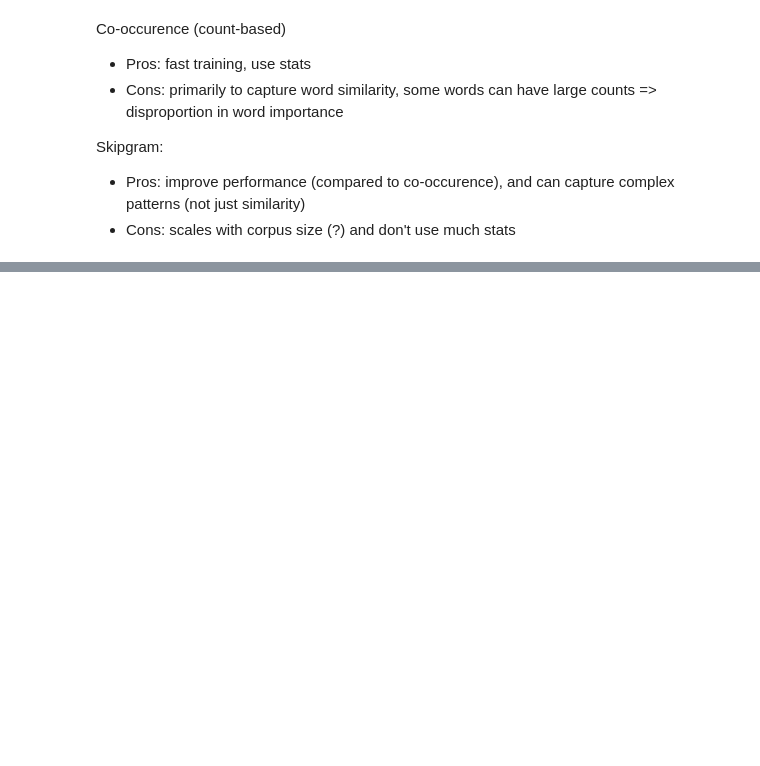
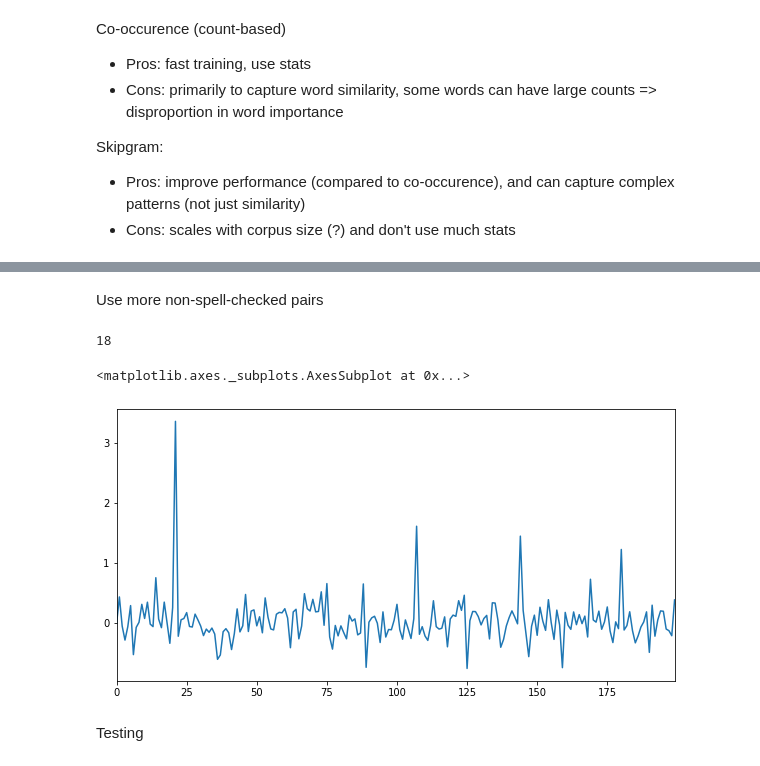
Before and after one commit to anhquan0412/nlp_practice, a Jupyter notebook: s1/exploring_word_vectors.ipynb, the cells around one changed output, grey strips where cells are left out. Cells and saved outputs as stored; diff of their text form; code cells hidden in the pictures; blank space fills up the shorter version.

```diff
--- a/s1/exploring_word_vectors.ipynb
+++ b/s1/exploring_word_vectors.ipynb
@@ -906,0 +1021,23 @@ Skipgram:
+# %% [markdown]
+Use more non-spell-checked pairs
+# %%
+corr_pairs = [('because','becuase'),('already','aleady'),('believe','beleive'),('definitely','definately'),
+              ('continuous','continuos'),('analysts','analaysts'),('adding','addding'),
+              ('acknowledged','ackowledged'),('insisted','inisted'),('nonetheless','nonethless'),('added','aded'),
+              ('although','athough'),('thursday','thursay'),('tuesday','tuedsay'),('cannot','cannnot'),
+              ('should','shoud'),('necessary','necesary'),('joining','joing')
+             ]
+len(corr_pairs)
+# %% [output]
+18
+# %%
+corr_vectors = np.array([get_spelling_correction_vector(p,topn=8) for p in corr_pairs])
+# %%
+final_vec = corr_vectors.mean(axis=0)
+# %%
+pd.Series(final_vec).plot()
+# %% [output]
+<matplotlib.axes._subplots.AxesSubplot at 0x...>
+[figure, added]
+# %% [markdown]
+Testing
```
Also changed, not shown: parts of 33 cells of this notebook.
